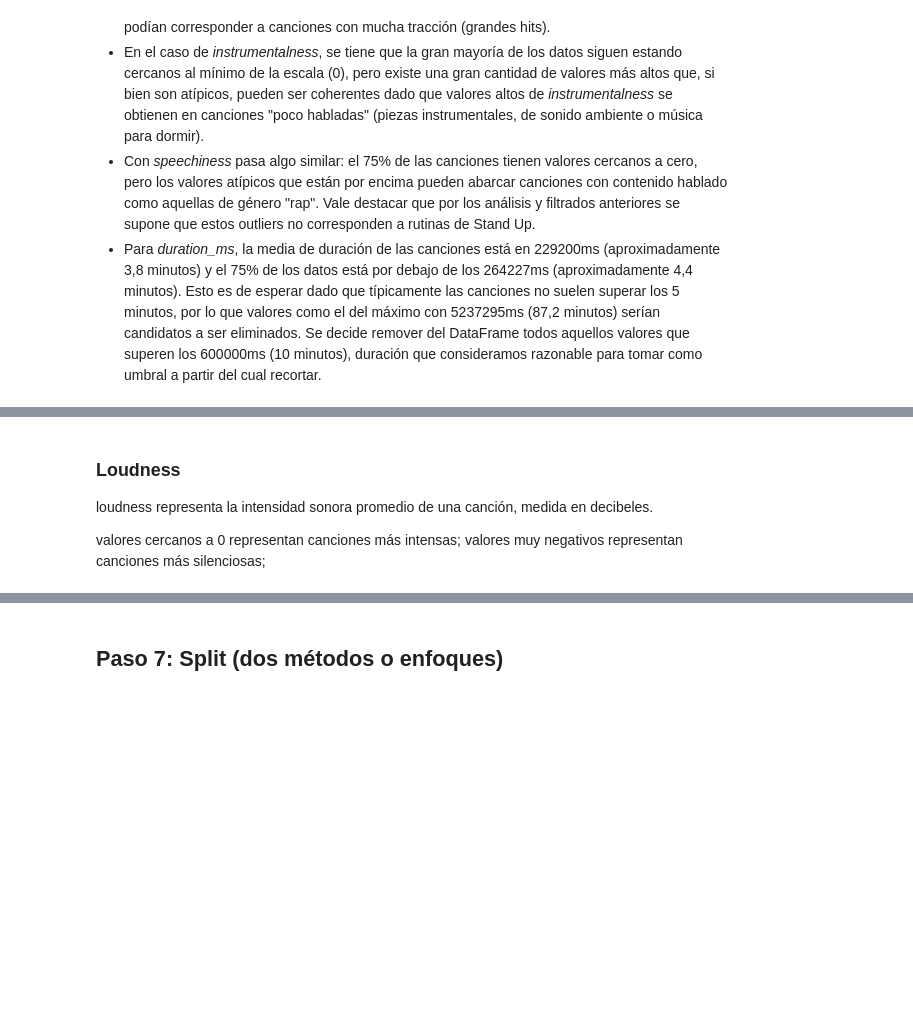
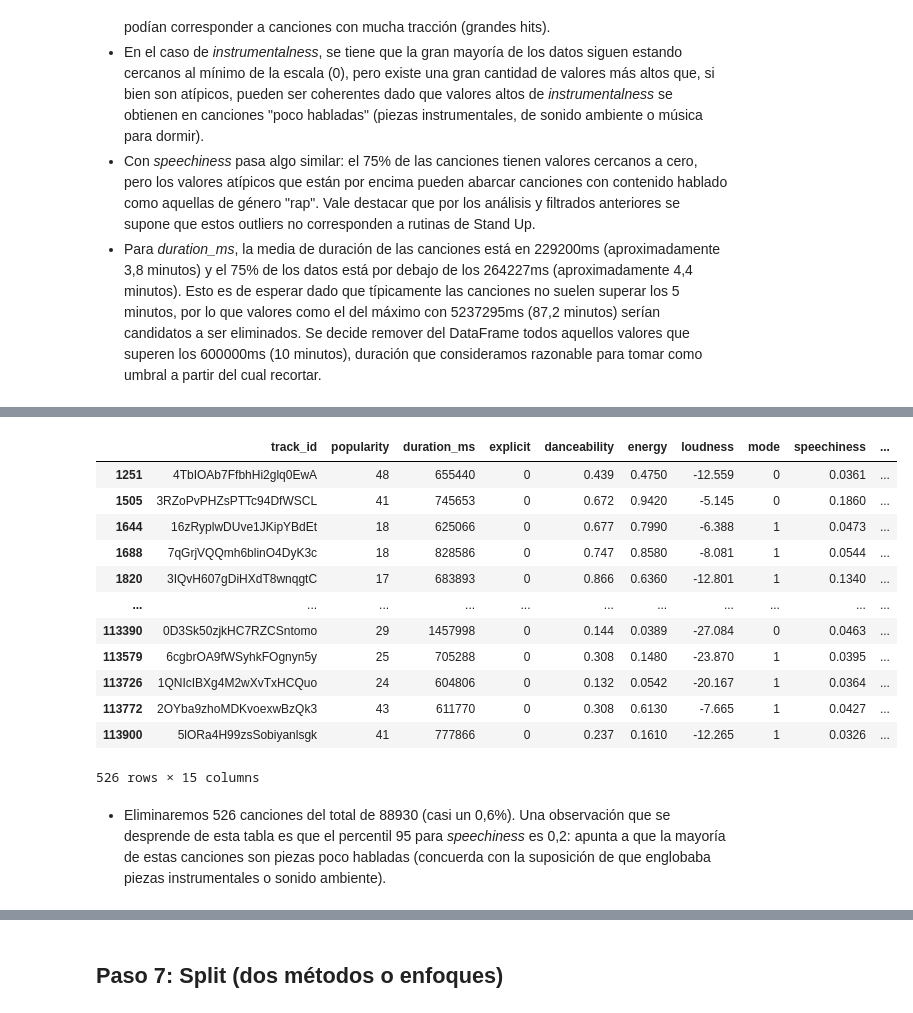
Before and after one commit to ArthurMartinezUcu/Ucu_diploma_python, a Jupyter notebook: notebooks/notebook.ipynb, the cells around one changed output, grey strips where cells are left out. Cells and saved outputs as stored; diff of their text form; code cells hidden in the pictures; blank space fills up the shorter version.

```diff
--- a/notebooks/notebook.ipynb
+++ b/notebooks/notebook.ipynb
@@ -629,7 +565,0 @@ La variable popularidad, se encuentra definida en una escala de 0 a 100. El mét
-# %% [markdown]
-### Loudness
-
-loudness representa la intensidad sonora promedio de una canción, medida en decibeles.
-
-valores cercanos a 0 representan canciones más intensas;
-valores muy negativos representan canciones más silenciosas;
@@ -675,0 +566,18 @@ outliers_inferiores[
+# %%
+df_clean[df_clean["duration_ms"] > 600000] # Primero visualizamos la cantidad de filas a eliminar.
+# %% [output]
+|  | track_id | popularity | duration_ms | explicit | danceability | energy | loudness | mode | speechiness | ... |
+| 1251 | 4TbIOAb7FfbhHi2glq0EwA | 48 | 655440 | 0 | 0.439 | 0.4750 | -12.559 | 0 | 0.0361 | ... |
+| 1505 | 3RZoPvPHZsPTTc94DfWSCL | 41 | 745653 | 0 | 0.672 | 0.9420 | -5.145 | 0 | 0.1860 | ... |
+| 1644 | 16zRyplwDUve1JKipYBdEt | 18 | 625066 | 0 | 0.677 | 0.7990 | -6.388 | 1 | 0.0473 | ... |
+| 1688 | 7qGrjVQQmh6blinO4DyK3c | 18 | 828586 | 0 | 0.747 | 0.8580 | -8.081 | 1 | 0.0544 | ... |
+| 1820 | 3IQvH607gDiHXdT8wnqgtC | 17 | 683893 | 0 | 0.866 | 0.6360 | -12.801 | 1 | 0.1340 | ... |
+| ... | ... | ... | ... | ... | ... | ... | ... | ... | ... | ... |
+| 113390 | 0D3Sk50zjkHC7RZCSntomo | 29 | 1457998 | 0 | 0.144 | 0.0389 | -27.084 | 0 | 0.0463 | ... |
+| 113579 | 6cgbrOA9fWSyhkFOgnyn5y | 25 | 705288 | 0 | 0.308 | 0.1480 | -23.870 | 1 | 0.0395 | ... |
+| 113726 | 1QNIcIBXg4M2wXvTxHCQuo | 24 | 604806 | 0 | 0.132 | 0.0542 | -20.167 | 1 | 0.0364 | ... |
+| 113772 | 2OYba9zhoMDKvoexwBzQk3 | 43 | 611770 | 0 | 0.308 | 0.6130 | -7.665 | 1 | 0.0427 | ... |
+| 113900 | 5lORa4H99zsSobiyanlsgk | 41 | 777866 | 0 | 0.237 | 0.1610 | -12.265 | 1 | 0.0326 | ... |
+526 rows × 15 columns
+# %% [markdown]
+* Eliminaremos 526 canciones del total de 88930 (casi un 0,6%). Una observación que se desprende de esta tabla es que el percentil 95 para _speechiness_ es 0,2: apunta a que la mayoría de estas canciones son piezas poco habladas (concuerda con la suposición de que englobaba piezas instrumentales o sonido ambiente).
```
Also changed, not shown: parts of 23 cells of this notebook.
